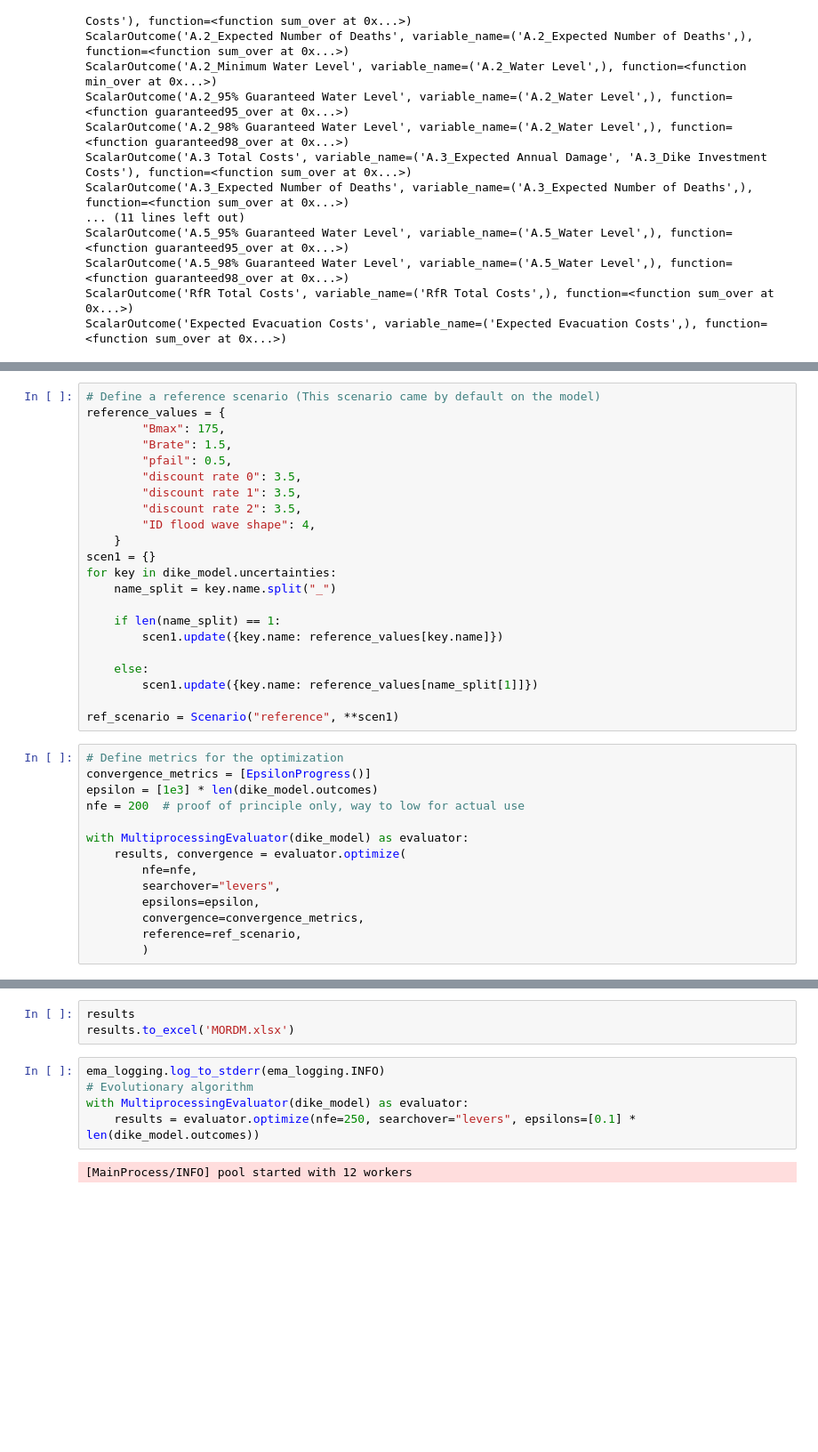
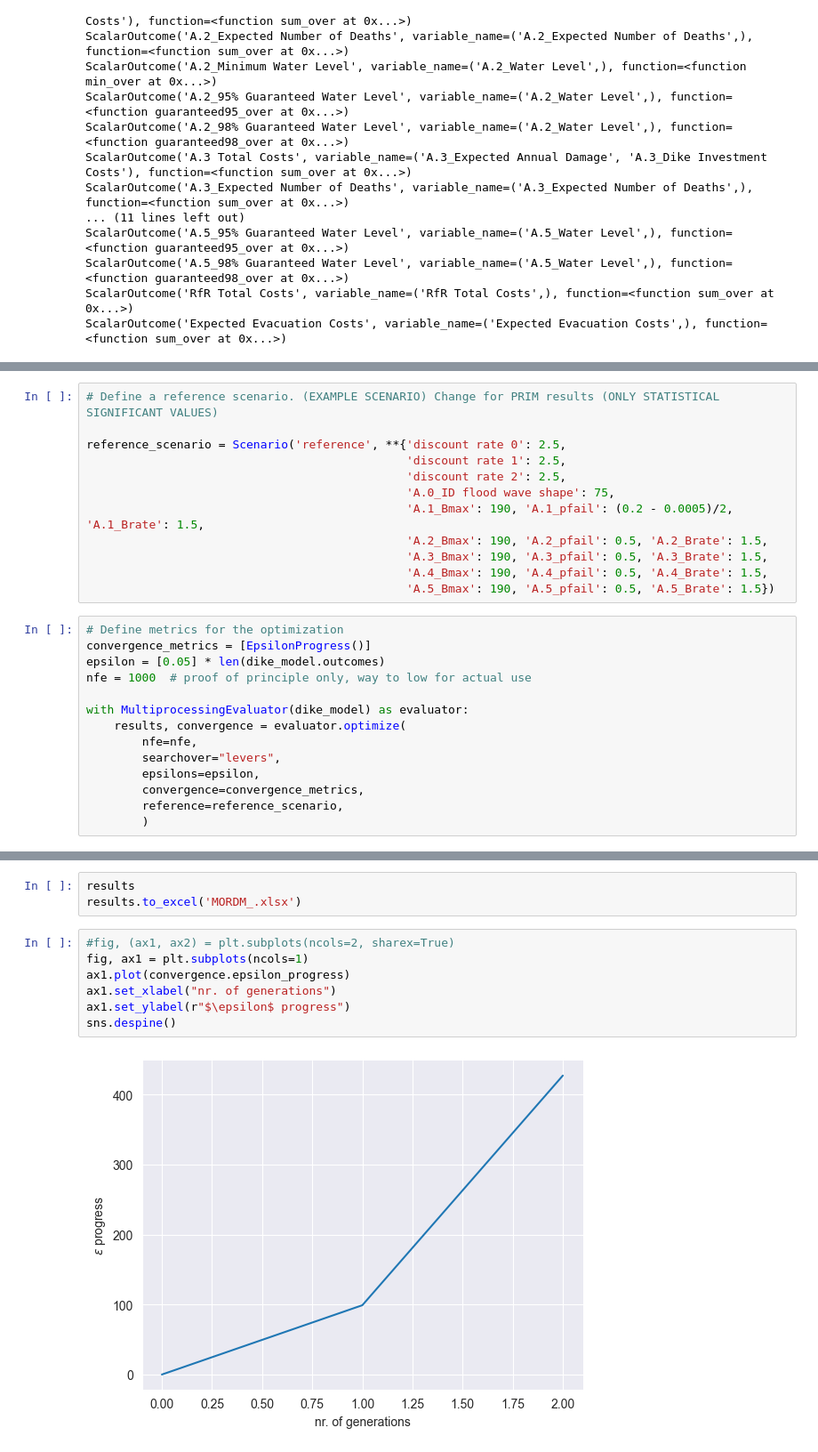
Before and after one commit to daniela1998/MBDM-Group-1, a Jupyter notebook: MORDM.ipynb, the cells around one changed output, grey strips where cells are left out. Shown at 89% size. Saved outputs shown, nothing was run; the diff lists cells and outputs as text; blank space fills up the shorter version.

```diff
--- a/MORDM.ipynb
+++ b/MORDM.ipynb
@@ -125,31 +130,21 @@ ScalarOutcome('Expected Evacuation Costs', variable_name=('Expected Evacuation C
 Direct search is used to go through the decision levers to find good candidate strategies that meet the desired outcomes of the problem owner.
 # %%
-# Define a reference scenario (This scenario came by default on the model)
-reference_values = {
-        "Bmax": 175,
-        "Brate": 1.5,
-        "pfail": 0.5,
-        "discount rate 0": 3.5,
-        "discount rate 1": 3.5,
-        "discount rate 2": 3.5,
-        "ID flood wave shape": 4,
-    }
-scen1 = {}
-for key in dike_model.uncertainties:
-    name_split = key.name.split("_")
+# Define a reference scenario. (EXAMPLE SCENARIO) Change for PRIM results (ONLY STATISTICAL SIGNIFICANT VALUES)
 
-    if len(name_split) == 1:
-        scen1.update({key.name: reference_values[key.name]})
-
-    else:
-        scen1.update({key.name: reference_values[name_split[1]]})
-
-ref_scenario = Scenario("reference", **scen1)
+reference_scenario = Scenario('reference', **{'discount rate 0': 2.5,
+                                              'discount rate 1': 2.5,
+                                              'discount rate 2': 2.5,
+                                              'A.0_ID flood wave shape': 75,
+                                              'A.1_Bmax': 190, 'A.1_pfail': (0.2 - 0.0005)/2, 'A.1_Brate': 1.5,
+                                              'A.2_Bmax': 190, 'A.2_pfail': 0.5, 'A.2_Brate': 1.5,
+                                              'A.3_Bmax': 190, 'A.3_pfail': 0.5, 'A.3_Brate': 1.5,
+                                              'A.4_Bmax': 190, 'A.4_pfail': 0.5, 'A.4_Brate': 1.5,
+                                              'A.5_Bmax': 190, 'A.5_pfail': 0.5, 'A.5_Brate': 1.5})
 # %%
 # Define metrics for the optimization
 convergence_metrics = [EpsilonProgress()]
-epsilon = [1e3] * len(dike_model.outcomes)
-nfe = 200  # proof of principle only, way to low for actual use
+epsilon = [0.05] * len(dike_model.outcomes)
+nfe = 1000  # proof of principle only, way to low for actual use
 
 with MultiprocessingEvaluator(dike_model) as evaluator:
     results, convergence = evaluator.optimize(
@@ -157,7 +152,7 @@ with MultiprocessingEvaluator(dike_model) as evaluator:
         searchover="levers",
         epsilons=epsilon,
         convergence=convergence_metrics,
-        reference=ref_scenario,
+        reference=reference_scenario,
         )
 # %% [output]
 [MainProcess/INFO] pool started with 12 workers
@@ -165,11 +160,13 @@ with MultiprocessingEvaluator(dike_model) as evaluator:
 [MainProcess/INFO] terminating pool
 # %%
 results
-results.to_excel('MORDM.xlsx')
+results.to_excel('MORDM_.xlsx')
-# %%
-ema_logging.log_to_stderr(ema_logging.INFO)
-# Evolutionary algorithm
-with MultiprocessingEvaluator(dike_model) as evaluator:
-    results = evaluator.optimize(nfe=250, searchover="levers", epsilons=[0.1] * len(dike_model.outcomes))
-# %% [output]
-[MainProcess/INFO] pool started with 12 workers
+# %%
+#fig, (ax1, ax2) = plt.subplots(ncols=2, sharex=True)
+fig, ax1 = plt.subplots(ncols=1)
+ax1.plot(convergence.epsilon_progress)
+ax1.set_xlabel("nr. of generations")
+ax1.set_ylabel(r"$\epsilon$ progress")
+sns.despine()
+# %% [output]
+[figure, added]
```
Also changed, not shown: parts of 13 cells of this notebook.
